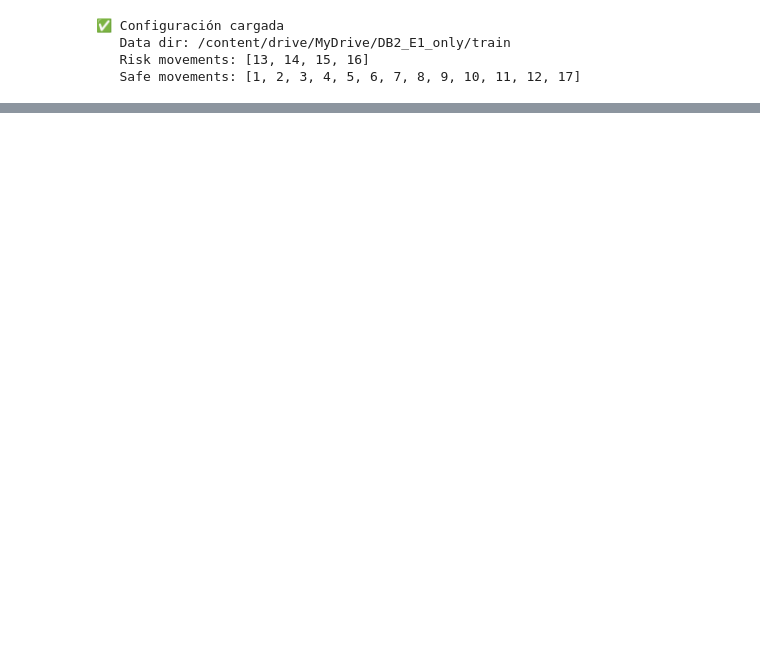
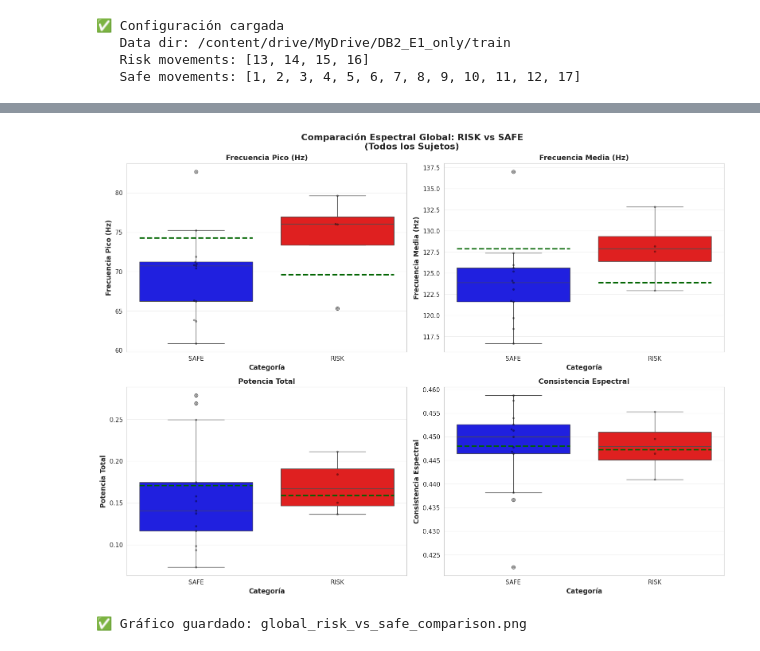
Before and after one commit to proyectoSTC/HeClaMoSTC, a Jupyter notebook: notebooks/EMG_Spectral_Analysis.ipynb, the cells around one changed output, grey strips where cells are left out. Cells and saved outputs as stored; diff of their text form; code cells hidden in the pictures; blank space fills up the shorter version.

Commit message:
Correccion notebook espectro global

```diff
--- a/notebooks/EMG_Spectral_Analysis.ipynb
+++ b/notebooks/EMG_Spectral_Analysis.ipynb
@@ -39,14 +35,14 @@ import matplotlib.pyplot as plt
 import seaborn as sns
 from scipy import signal
 from scipy.io import loadmat
-from scipy.stats import pearsonr
+from scipy.stats import pearsonr, ttest_ind
 from scipy.fft import fft, fftfreq
 from tqdm import tqdm
 
 warnings.filterwarnings('ignore')
 sns.set_style('whitegrid')
-plt.rcParams['figure.figsize'] = (15, 8)
-plt.rcParams['font.size'] = 10
+plt.rcParams['figure.figsize'] = (16, 10)
+plt.rcParams['font.size'] = 11
 
 print("✅ Setup completado")
 # %% [output]
@@ -1140,0 +446,49 @@ Subject  Movement Category                                              Movement
+# %%
+# ============================================================================
+# 📊 VISUALIZACIONES GLOBALES (CORREGIDAS)
+# ============================================================================
+
+# 1. Box plots comparativos
+fig, axes = plt.subplots(2, 2, figsize=(16, 12))
+fig.suptitle('Comparación Espectral Global: RISK vs SAFE\n(Todos los Sujetos)',
+             fontsize=16, fontweight='bold')
+
+metrics_to_plot = [
+    ('Peak_Freq_Mean', 'Frecuencia Pico (Hz)'),
+    ('Mean_Freq_Mean', 'Frecuencia Media (Hz)'),
+    ('Total_Power_Mean', 'Potencia Total'),
+    ('Spectral_Consistency_Mean', 'Consistencia Espectral')
+]
+
+for idx, (metric, label) in enumerate(metrics_to_plot):
+    ax = axes[idx // 2, idx % 2]
+
+    # Boxplot SIN parámetro alpha
+    sns.boxplot(data=df_global, x='Category', y=metric, ax=ax,
+                palette={'RISK': 'red', 'SAFE': 'blue'})
+
+    # Swarmplot con alpha
+    sns.swarmplot(data=df_global, x='Category', y=metric, ax=ax,
+                  color='black', alpha=0.4, size=4)
+
+    ax.set_xlabel('Categoría', fontsize=12, fontweight='bold')
+    ax.set_ylabel(label, fontsize=12, fontweight='bold')
+    ax.set_title(label, fontsize=13, fontweight='bold')
+    ax.grid(True, alpha=0.3, axis='y')
+
+    # Añadir media
+    for category in ['RISK', 'SAFE']:
+        mean_val = df_global[df_global['Category'] == category][metric].mean()
+        x_pos = 0 if category == 'RISK' else 1
+        ax.hlines(mean_val, x_pos - 0.4, x_pos + 0.4,
+                 colors='darkgreen', linewidth=2.5, linestyles='--',
+                 label=f'Media {category}' if idx == 0 else '')
+
+plt.tight_layout()
+plt.savefig('global_risk_vs_safe_comparison.png', dpi=300, bbox_inches='tight')
+plt.show()
+
+print("\n✅ Gráfico guardado: global_risk_vs_safe_comparison.png")
+# %% [output]
+[figure, added]
+✅ Gráfico guardado: global_risk_vs_safe_comparison.png
```
Also changed, not shown: parts of 22 cells of this notebook.
